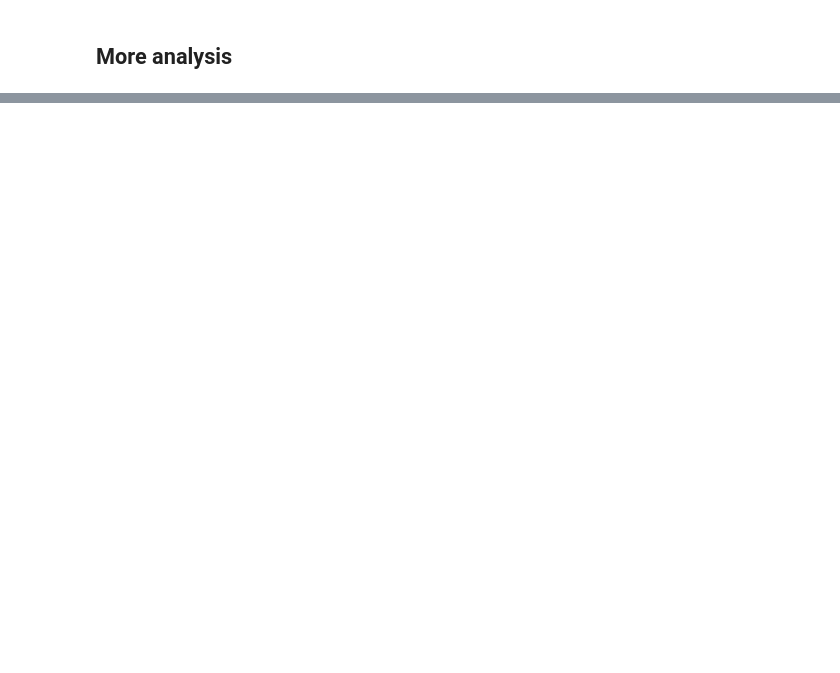
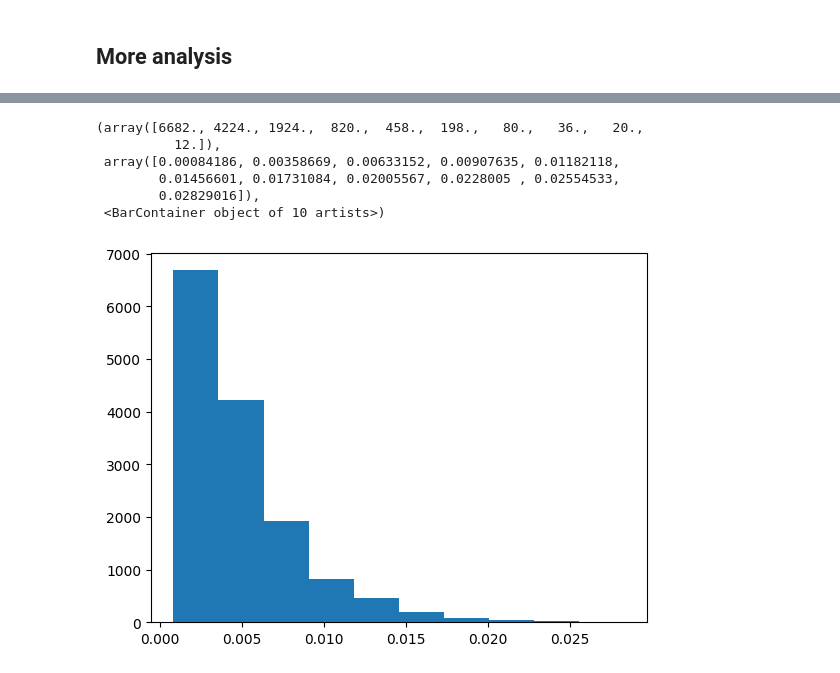
Before and after one commit to paololapo/Dynamic_FC_analysis, a Jupyter notebook: notebook.ipynb, the cells around one changed output, grey strips where cells are left out. Saved outputs shown, nothing was run; the diff lists cells and outputs as text; code cells hidden in the pictures; blank space fills up the shorter version.

```diff
--- a/notebook.ipynb
+++ b/notebook.ipynb
@@ -83,0 +101,10 @@ plt.hist(v_dist)
+# %%
+plt.hist(v_dist_global)
+# %% [output]
+(array([6682., 4224., 1924.,  820.,  458.,  198.,   80.,   36.,   20.,
+          12.]),
+ array([0.00084186, 0.00358669, 0.00633152, 0.00907635, 0.01182118,
+        0.01456601, 0.01731084, 0.02005567, 0.0228005 , 0.02554533,
+        0.02829016]),
+ <BarContainer object of 10 artists>)
+[figure, added]
```
Also changed, not shown: parts of 8 cells of this notebook.
